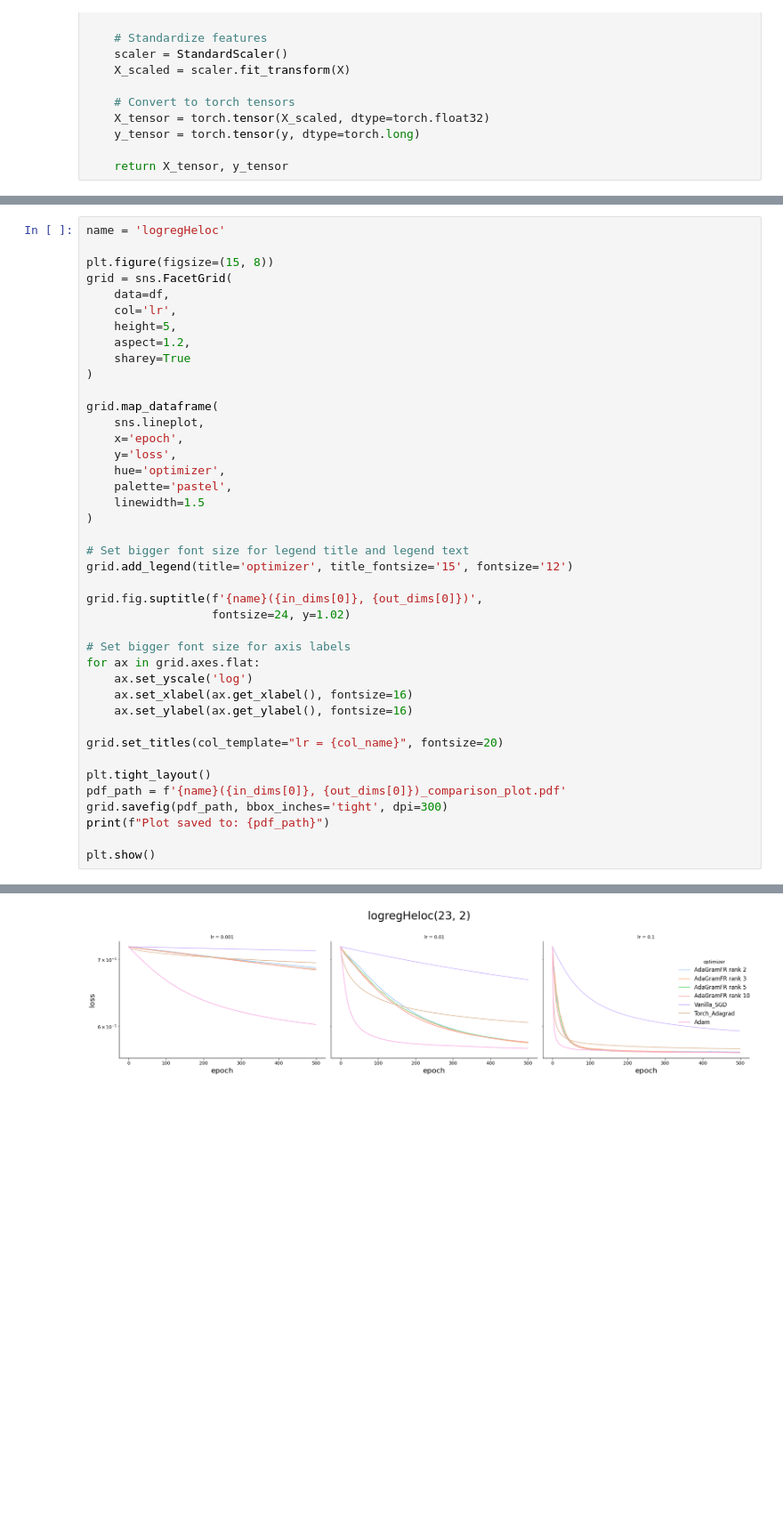
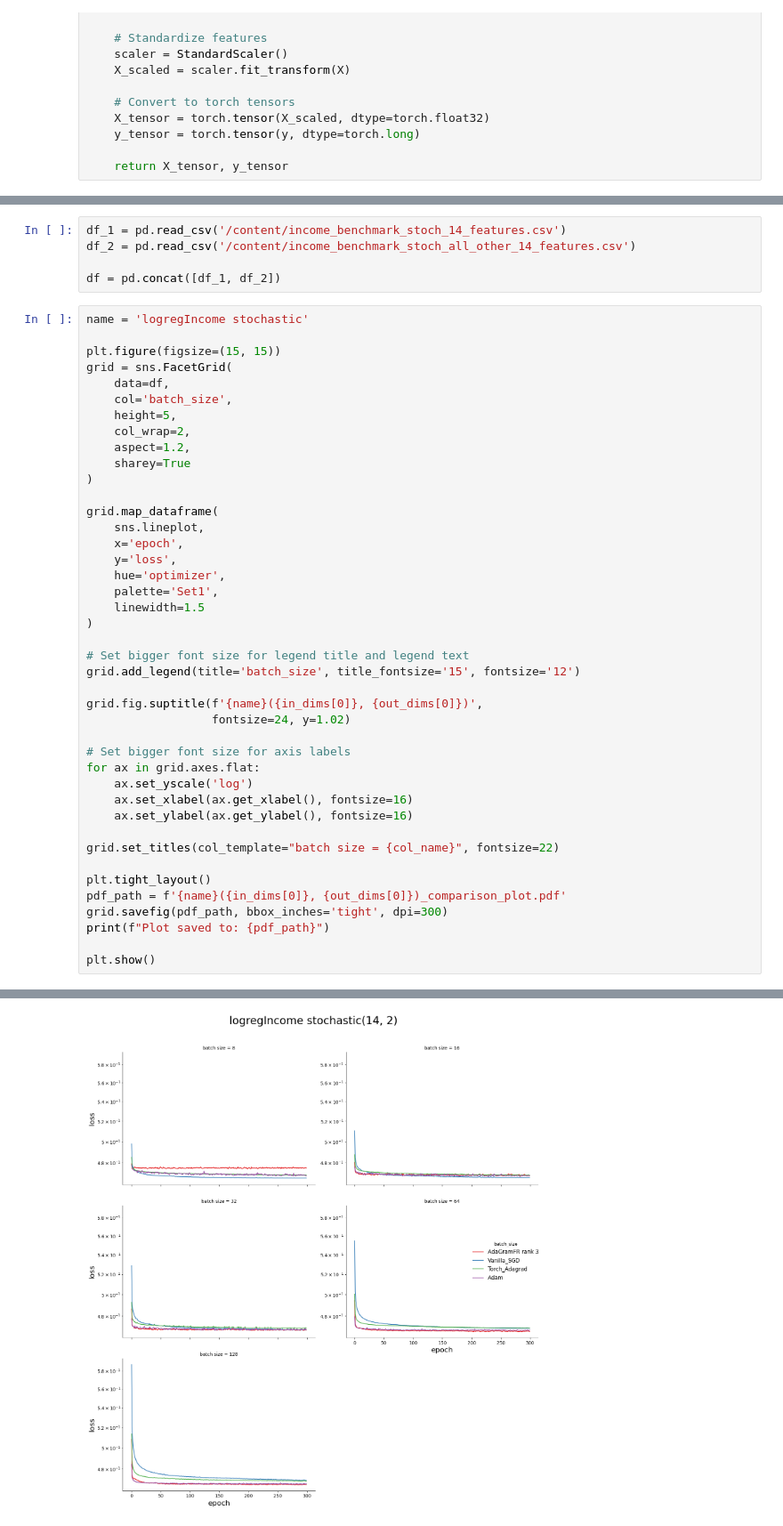
Before and after one commit to tnmtvv/AdaGram, a Jupyter notebook: notebooks/Benchmarks.ipynb, the cells around one changed output, grey strips where cells are left out. Shown: that part at 89% size. Drawn from its saved outputs; the diff is of its cells as text; blank space fills up the shorter version.

```diff
--- a/notebooks/Benchmarks.ipynb
+++ b/notebooks/Benchmarks.ipynb
@@ -347,11 +469,17 @@ Results saved for Income dataset with 23 features
+# %%
+df_1 = pd.read_csv('/content/income_benchmark_stoch_14_features.csv')
+df_2 = pd.read_csv('/content/income_benchmark_stoch_all_other_14_features.csv')
+
+df = pd.concat([df_1, df_2])
 # %%
-name = 'logregHeloc'
+name = 'logregIncome stochastic'
 
-plt.figure(figsize=(15, 8))
+plt.figure(figsize=(15, 15))
 grid = sns.FacetGrid(
     data=df,
-    col='lr',
+    col='batch_size',
     height=5,
+    col_wrap=2,
     aspect=1.2,
     sharey=True
 )
@@ -361,12 +489,12 @@ grid.map_dataframe(
     x='epoch',
     y='loss',
     hue='optimizer',
-    palette='pastel',
+    palette='Set1',
     linewidth=1.5
 )
 
 # Set bigger font size for legend title and legend text
-grid.add_legend(title='optimizer', title_fontsize='15', fontsize='12')
+grid.add_legend(title='batch_size', title_fontsize='15', fontsize='12')
 
 grid.fig.suptitle(f'{name}({in_dims[0]}, {out_dims[0]})',
                   fontsize=24, y=1.02)
@@ -377,7 +505,7 @@ for ax in grid.axes.flat:
     ax.set_xlabel(ax.get_xlabel(), fontsize=16)
     ax.set_ylabel(ax.get_ylabel(), fontsize=16)
 
-grid.set_titles(col_template="lr = {col_name}", fontsize=20)
+grid.set_titles(col_template="batch size = {col_name}", fontsize=22)
 
 plt.tight_layout()
 pdf_path = f'{name}({in_dims[0]}, {out_dims[0]})_comparison_plot.pdf'
@@ -391 +519 @@ Plot saved to: logregHeloc(23, 2)_comparison_plot.pdf
-[figure, old version]
+[figure, new version]
```
Also changed, not shown: parts of 8 cells of this notebook, 13 other files.
